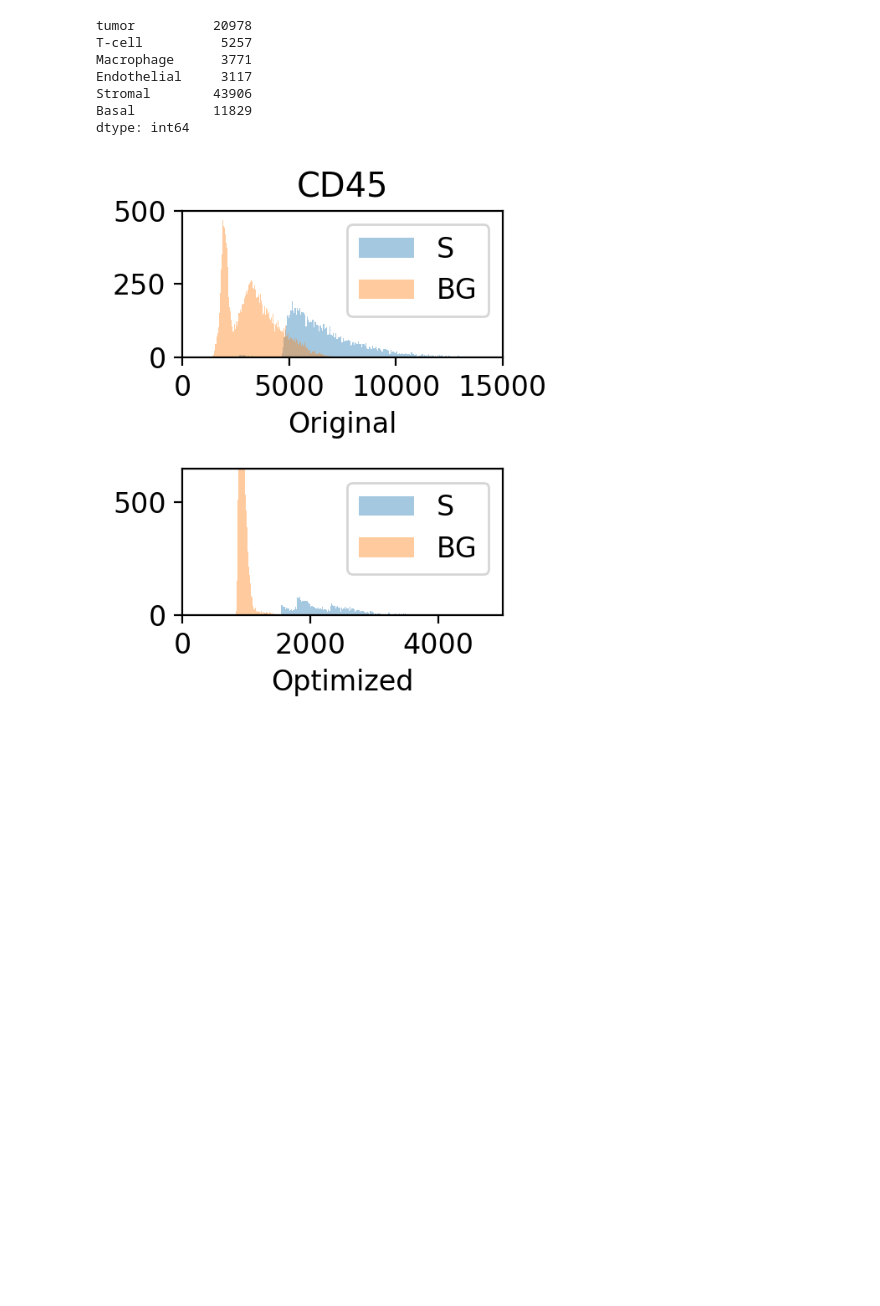
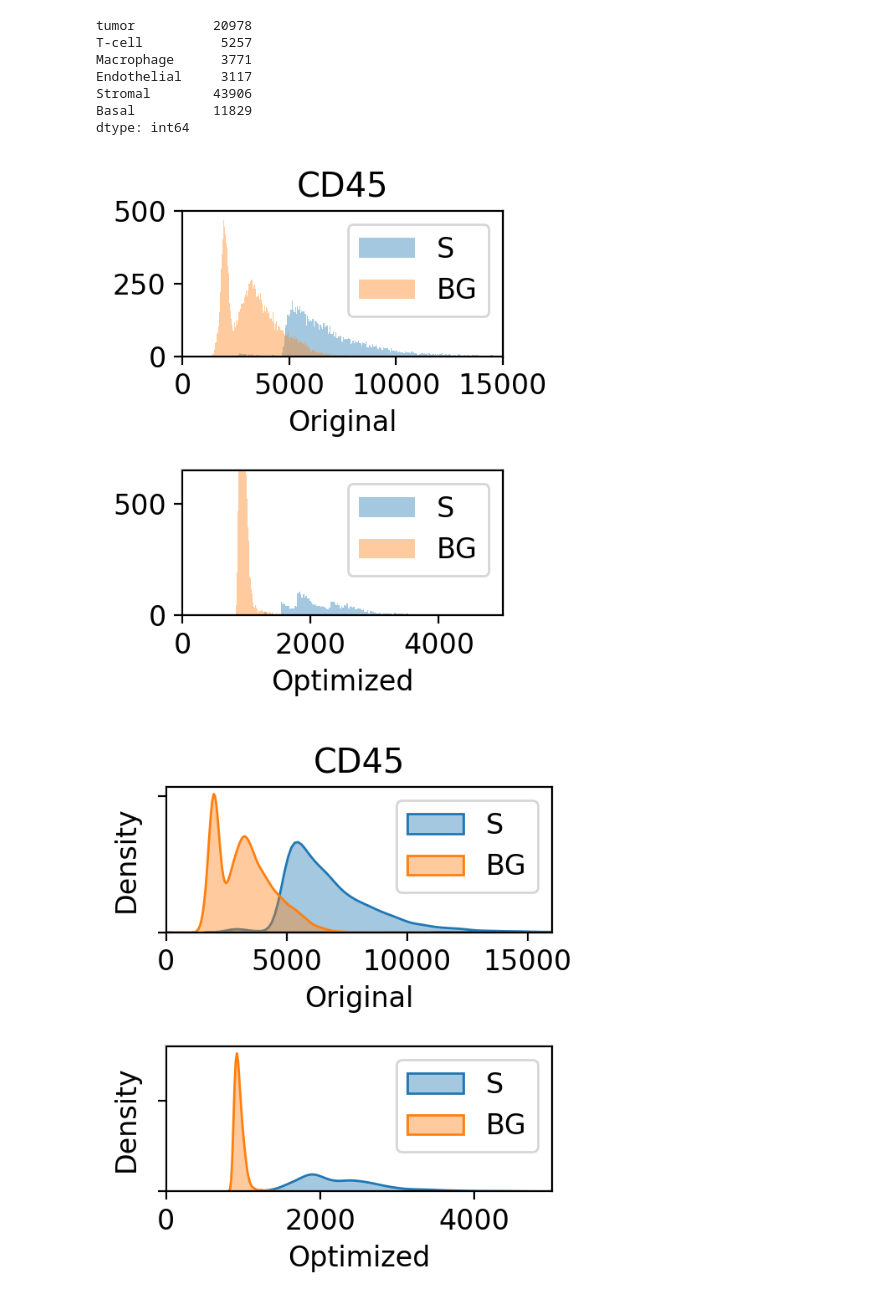
Before and after one commit to engjen/cycIF_Validation, a Jupyter notebook: Fig2_OrderOptimization_K154vsK175_analysis.ipynb, the cells around one changed output. Drawn from its saved outputs; the diff is of its cells as text; code cells hidden in the pictures; blank space fills up the shorter version.

```diff
--- a/Fig2_OrderOptimization_K154vsK175_analysis.ipynb
+++ b/Fig2_OrderOptimization_K154vsK175_analysis.ipynb
@@ -114,10 +120,10 @@ df_pos_new = pd.read_csv(f'{codedir}/Data/Her2B-K175_DAPI12_Nuclei1000_ManualPos
 
 
 #read in full features (all locations, cells)
-df_mi = pd.read_csv(f'{codedir}/Data/features_Her2B-K154-6S_MeanIntensity.tsv',index_col=0,sep='\t')
+df_mi = pd.read_csv(f'{codedir}/BigData/features_Her2B-K154-6S_MeanIntensity.tsv',index_col=0,sep='\t')
 df_mi['scene'] = ['scene'+ item.split('_')[0].split('scene0')[1] for item in df_mi.index]
 
-df_mi_new = pd.read_csv(f'{codedir}/Data/features_HER2B-K175_MeanIntensity.tsv',index_col=0,sep='\t')
+df_mi_new = pd.read_csv(f'{codedir}/BigData/features_HER2B-K175_MeanIntensity.tsv',index_col=0,sep='\t')
 df_mi_new['scene'] = [item.split('_')[0] for item in df_mi_new.index]
 # %%
 df_mi_new = df_mi_new[df_mi_new.scene.isin(['scene02', 'scene04', 'scene05', 'scene06', 'scene08', 'scene09'])]
@@ -269,7 +350,52 @@ for s_fg, d_exclusive in dd_exclusive.items():
         break
     break
 # %% [output]
-[figure, old version]
+[figure, new version]
+# %%
+# kde
+
+for s_fg, d_exclusive in dd_exclusive.items():
+    for s_marker, s_bg in d_exclusive.items():
+        fig, ax = plt.subplots(2,1, figsize=(3,3.5),dpi=200)
+        ax=ax.ravel()
+        fg_index = [item.split('Her2B-K154-6S_')[1] for item in  df_pos[df_pos.loc[:,s_marker]].index]
+        #old
+        i_bins = 500
+        bg_index = [item.split('Her2B-K154-6S_')[1] for item in  df_pos[df_pos.loc[:,s_bg]].index]
+        se_fg = df_mi.loc[fg_index,s_marker]
+        se_bg = df_mi.loc[bg_index,f"{s_marker.split('_')[0]}_{s_marker.split('_')[1].replace('Ring','Nucleus').replace('Nuclei','Ring').replace('Nucleus','Nuclei')}"]
+        i_max = np.quantile(se_fg.append(se_bg),.998)
+        sns.kdeplot(se_fg,ax=ax[0],shade=True,label='S',alpha=0.4)
+        sns.kdeplot(se_bg,ax=ax[0],shade=True,label='BG',alpha=0.4)
+        ax[0].legend()
+        ax[0].set_title(f'{s_marker.split("_")[0]}')
+        ax[0].set_xlabel('Original')
+        #new
+        fg_index = [item.split('HER2B-K175_')[1] for item in  df_pos_new[df_pos_new.loc[:,s_marker]].index]
+        bg_index = [item.split('HER2B-K175_')[1] for item in  df_pos_new[df_pos_new.loc[:,s_bg]].index]
+        se_old = se_fg
+        se_fg = df_mi_new.loc[fg_index,f'{s_marker.split("_")[0]}_{s_marker.split("_")[1]}']
+        se_bg = df_mi_new.loc[bg_index,f"{s_marker.split('_')[0]}_{s_marker.split('_')[1].replace('Ring','Nucleus').replace('Nuclei','Ring').replace('Nucleus','Nuclei')}"]
+        se_new = se_fg
+        i_max = np.quantile(se_old.append(se_new),.99)
+        sns.kdeplot(se_fg,ax=ax[1],shade=True,label='S',alpha=0.4,clip=(0,i_max))
+        sns.kdeplot(se_bg,ax=ax[1],shade=True,label='BG',alpha=0.4,clip=(0,i_max))
+        ax[1].legend()
+        ax[1].set_xlim(0,i_max)
+        ax[0].set_xlim(0,i_max)
+        ax[0].set_yticklabels('')
+        ax[1].set_yticklabels('')
+        ax[1].set_xlabel('Optimized')
+        plt.tight_layout()
+        fig.savefig(f'{codedir}/Figures/Her2B-K175/K154vs175_kde_{s_marker.split("_")[0]}.png')
+        if s_marker == 'CD45_Ring':
+            ax[1].set_xlim(0,5000)
+            ax[0].set_xlim(0,16000)
+            fig.savefig(f'{codedir}/Figures/Her2B-K175/K154vs175_Zoomedkde_{s_marker.split("_")[0]}.png')
+        else:
+            plt.close(fig)
+# %% [output]
+[figure, added]
 # %%
 #PD1
 for s_fg, d_exclusive in dd_exclusive.items():
```
Also changed, not shown: parts of 8 cells of this notebook, 1 other file.
